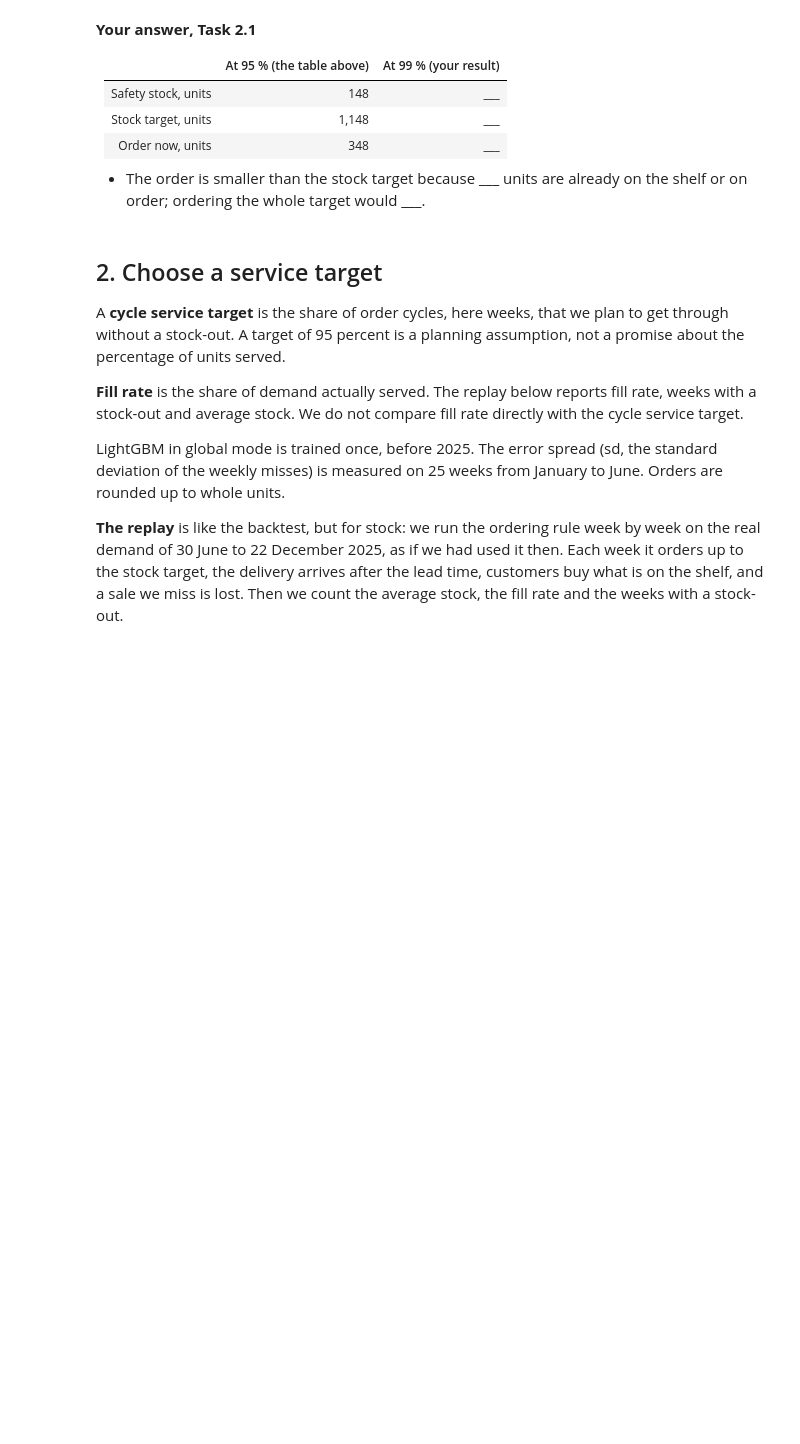
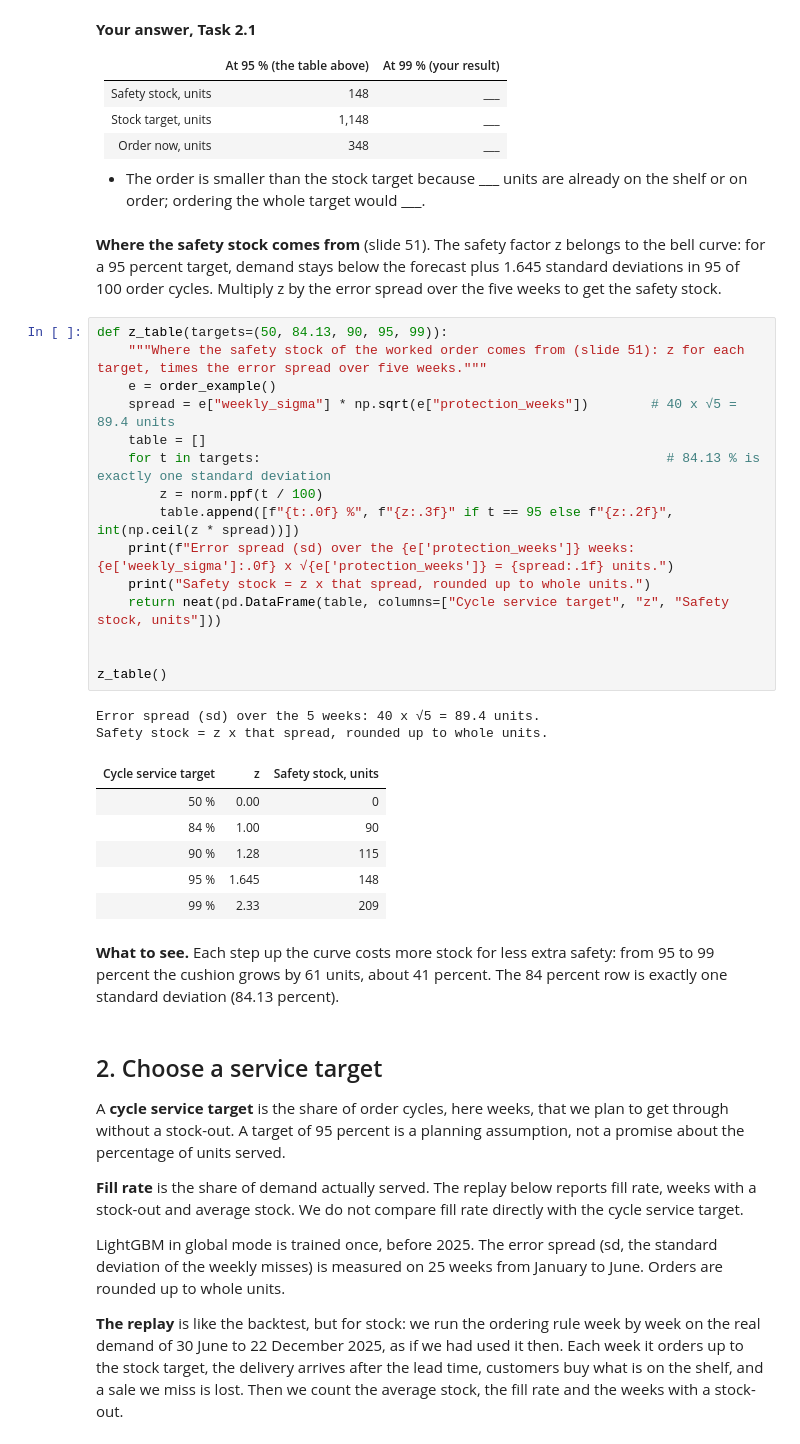
Before and after one commit to FH-Prevail/jku_course, a Jupyter notebook: notebooks/2_forecast_to_stock.ipynb, the cells around one changed output. Drawn from its saved outputs; the diff is of its cells as text; blank space fills up the shorter version.

```diff
--- a/notebooks/2_forecast_to_stock.ipynb
+++ b/notebooks/2_forecast_to_stock.ipynb
@@ -162,6 +162,34 @@ We assume no backorders and arrivals as scheduled. The stock target is not the q
 | Order now, units | 348 | ___ |
 
 - The order is smaller than the stock target because ___ units are already on the shelf or on order; ordering the whole target would ___.
+# %% [markdown]
+**Where the safety stock comes from** (slide 51). The safety factor z belongs to the bell curve: for a 95 percent target, demand stays below the forecast plus 1.645 standard deviations in 95 of 100 order cycles. Multiply z by the error spread over the five weeks to get the safety stock.
+# %%
+def z_table(targets=(50, 84.13, 90, 95, 99)):
+    """Where the safety stock of the worked order comes from (slide 51): z for each target, times the error spread over five weeks."""
+    e = order_example()
+    spread = e["weekly_sigma"] * np.sqrt(e["protection_weeks"])        # 40 x √5 = 89.4 units
+    table = []
+    for t in targets:                                                    # 84.13 % is exactly one standard deviation
+        z = norm.ppf(t / 100)
+        table.append([f"{t:.0f} %", f"{z:.3f}" if t == 95 else f"{z:.2f}", int(np.ceil(z * spread))])
+    print(f"Error spread (sd) over the {e['protection_weeks']} weeks: {e['weekly_sigma']:.0f} x √{e['protection_weeks']} = {spread:.1f} units.")
+    print("Safety stock = z x that spread, rounded up to whole units.")
+    return neat(pd.DataFrame(table, columns=["Cycle service target", "z", "Safety stock, units"]))
+
+
+z_table()
+# %% [output]
+Error spread (sd) over the 5 weeks: 40 x √5 = 89.4 units.
+Safety stock = z x that spread, rounded up to whole units.
+| Cycle service target | z | Safety stock, units |
+| 50 % | 0.00 | 0 |
+| 84 % | 1.00 | 90 |
+| 90 % | 1.28 | 115 |
+| 95 % | 1.645 | 148 |
+| 99 % | 2.33 | 209 |
+# %% [markdown]
+**What to see.** Each step up the curve costs more stock for less extra safety: from 95 to 99 percent the cushion grows by 61 units, about 41 percent. The 84 percent row is exactly one standard deviation (84.13 percent).
 # %% [markdown]
 ## 2. Choose a service target
 
```
Also changed, not shown: 4 other files.
